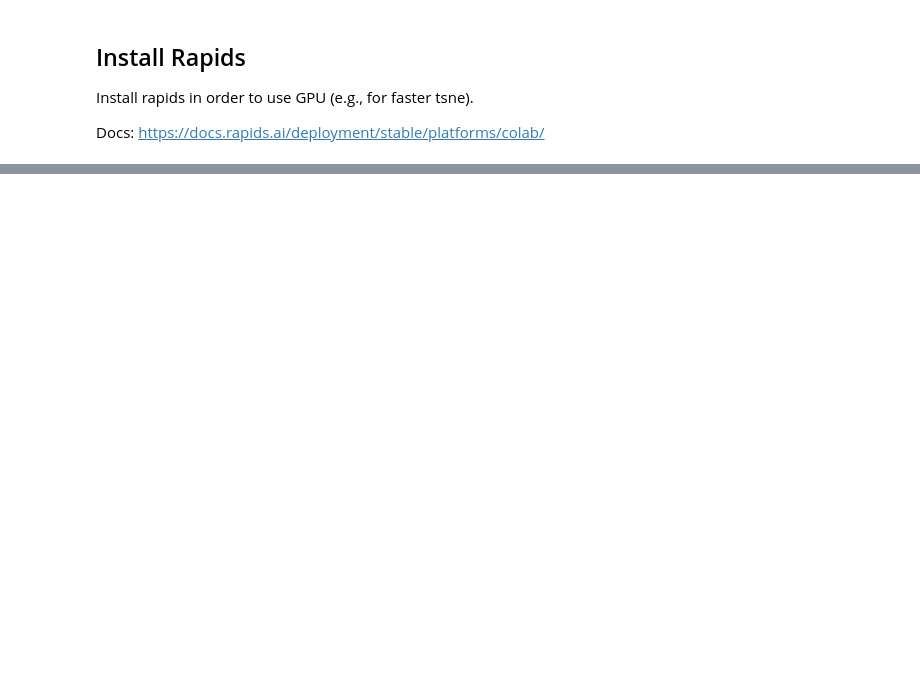
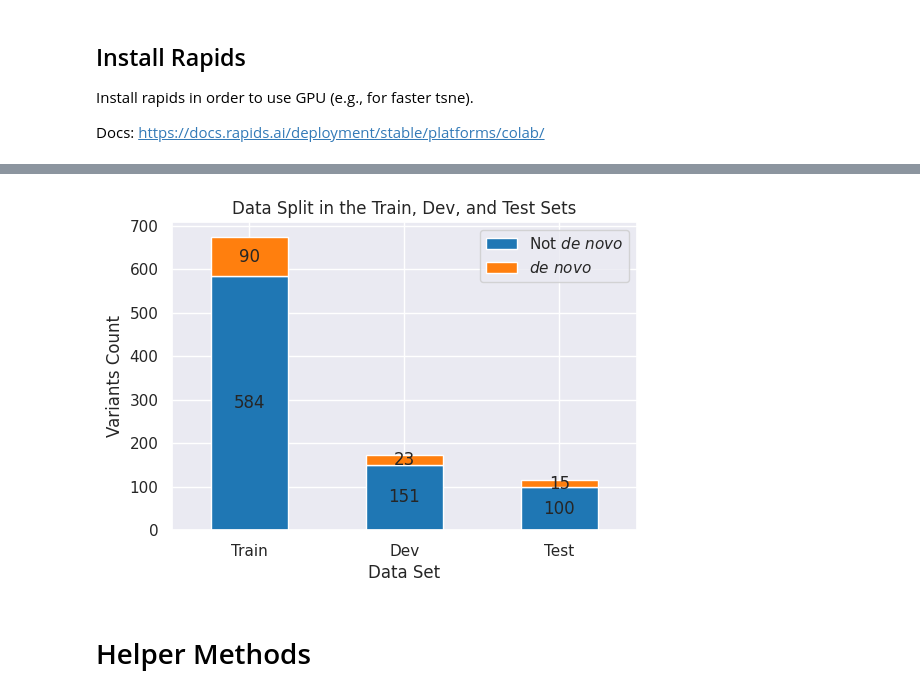
Before and after one commit to VJalili/denovo, a Jupyter notebook: denovo_model.ipynb, the cells around one changed output, grey strips where cells are left out. Drawn from its saved outputs; the diff is of its cells as text; code cells hidden in the pictures; blank space fills up the shorter version.

```diff
--- a/denovo_model.ipynb
+++ b/denovo_model.ipynb
@@ -205,0 +211,32 @@ plt.show()
+# %%
+x_train, _x_temp, y_train, _y_temp = train_test_split(x, y, test_size=0.3, stratify=y, random_state=1)
+x_test, x_dev, y_test, y_dev = train_test_split(_x_temp, _y_temp, test_size=0.6, stratify=_y_temp, random_state=1)
+# %%
+counts_df = pd.DataFrame({
+    "set": ["train", "dev", "test"],
+    "not de novo": [sum(y_train == 0), sum(y_dev == 0), sum(y_test == 0)],
+    "de novo": [sum(y_train == 1), sum(y_dev == 1), sum(y_test == 1)],
+})
+
+fig, ax = plt.subplots(figsize=(6, 4))
+
+counts_df.plot(kind='bar', stacked=True, ax=ax)
+ax.set_xticklabels(["Train", "Dev", "Test"], rotation=0)
+
+for container in ax.containers:
+    ax.bar_label(container, label_type='center')
+
+ax.set_title("Data Split in the Train, Dev, and Test Sets")
+ax.set_xlabel("Data Set")
+ax.set_ylabel("Variants Count")
+
+legend_labels = {"not de novo": r"Not ${\it de\ novo}$", "de novo": r"${\it de\ novo}$"}
+handles, labels = ax.get_legend_handles_labels()
+new_labels = [legend_labels[label] for label in labels]
+ax.legend(handles, new_labels)
+
+plt.show()
+# %% [output]
+[figure, added]
+# %% [markdown]
+# Helper Methods
```
Also changed, not shown: parts of 62 cells of this notebook.
